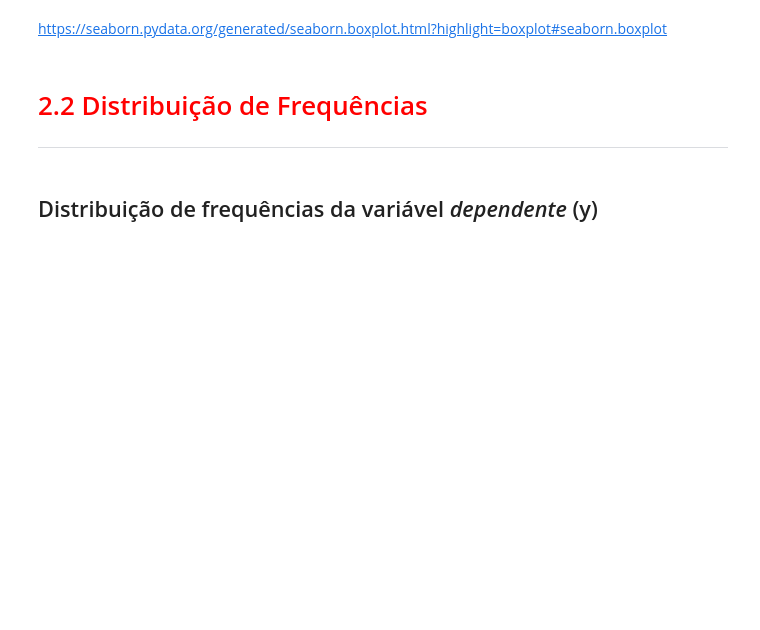
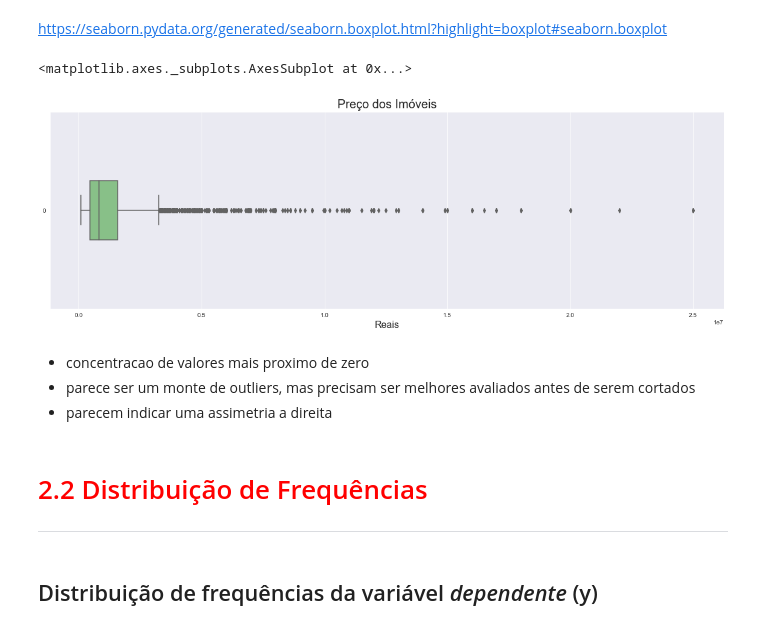
Before and after one commit to fkfouri/PythonStudy, a Jupyter notebook: data-science/regressao_linear_II/Regressão Linear.ipynb, the cells around one changed output. Drawn from its saved outputs; the diff is of its cells as text; code cells hidden in the pictures; blank space fills up the shorter version.

```diff
--- a/data-science/regressao_linear_II/Regressão Linear.ipynb
+++ b/data-science/regressao_linear_II/Regressão Linear.ipynb
@@ -91,8 +91,9 @@ import seaborn as sns
 ## Configurações de formatação dos gráficos
 # %%
 # palette -> Accent, Accent_r, Blues, Blues_r, BrBG, BrBG_r, BuGn, BuGn_r, BuPu, BuPu_r, CMRmap, CMRmap_r, Dark2, Dark2_r, GnBu, GnBu_r, Greens, Greens_r, Greys, Greys_r, OrRd, OrRd_r, Oranges, Oranges_r, PRGn, PRGn_r, Paired, Paired_r, Pastel1, Pastel1_r, Pastel2, Pastel2_r, PiYG, PiYG_r, PuBu, PuBuGn, PuBuGn_r, PuBu_r, PuOr, PuOr_r, PuRd, PuRd_r, Purples, Purples_r, RdBu, RdBu_r, RdGy, RdGy_r, RdPu, RdPu_r, RdYlBu, RdYlBu_r, RdYlGn, RdYlGn_r, Reds, Reds_r, Set1, Set1_r, Set2, Set2_r, Set3, Set3_r, Spectral, Spectral_r, Wistia, Wistia_r, YlGn, YlGnBu, YlGnBu_r, YlGn_r, YlOrBr, YlOrBr_r, YlOrRd, YlOrRd_r, afmhot, afmhot_r, autumn, autumn_r, binary, binary_r, bone, bone_r, brg, brg_r, bwr, bwr_r, cividis, cividis_r, cool, cool_r, coolwarm, coolwarm_r, copper, copper_r, cubehelix, cubehelix_r, flag, flag_r, gist_earth, gist_earth_r, gist_gray, gist_gray_r, gist_heat, gist_heat_r, gist_ncar, gist_ncar_r, gist_rainbow, gist_rainbow_r, gist_stern, gist_stern_r, gist_yarg, gist_yarg_r, gnuplot, gnuplot2, gnuplot2_r, gnuplot_r, gray, gray_r, hot, hot_r, hsv, hsv_r, icefire, icefire_r, inferno, inferno_r, jet, jet_r, magma, magma_r, mako, mako_r, nipy_spectral, nipy_spectral_r, ocean, ocean_r, pink, pink_r, plasma, plasma_r, prism, prism_r, rainbow, rainbow_r, rocket, rocket_r, seismic, seismic_r, spring, spring_r, summer, summer_r, tab10, tab10_r, tab20, tab20_r, tab20b, tab20b_r, tab20c, tab20c_r, terrain, terrain_r, viridis, viridis_r, vlag, vlag_r, winter, winter_r
-
+sns.set_palette('Accent')
 # style -> white, dark, whitegrid, darkgrid, ticks
+sns.set_style('darkgrid')
 # %% [markdown]
 ## Box plot da variável *dependente* (y)
 # %% [markdown]
@@ -100,11 +101,18 @@ import seaborn as sns
 # %% [markdown]
 https://seaborn.pydata.org/generated/seaborn.boxplot.html?highlight=boxplot#seaborn.boxplot
 # %%
-
+ax = sns.boxplot(data = dados['Valor'], orient='h', width = 0.3)
 ax.figure.set_size_inches(20, 6)
 ax.set_title('Preço dos Imóveis', fontsize=20)
 ax.set_xlabel('Reais', fontsize=16)
 ax
+# %% [output]
+<matplotlib.axes._subplots.AxesSubplot at 0x...>
+[figure, added]
+# %% [markdown]
+- concentracao de valores mais proximo de zero
+- parece ser um monte de outliers, mas precisam ser melhores avaliados antes de serem cortados
+- parecem indicar uma assimetria a direita
 # %% [markdown]
 # <font color='red' style='font-size: 30px;'>2.2 Distribuição de Frequências</font>
 <hr style='border: 2px solid red;'>
```
Also changed, not shown: parts of 26 cells of this notebook.
